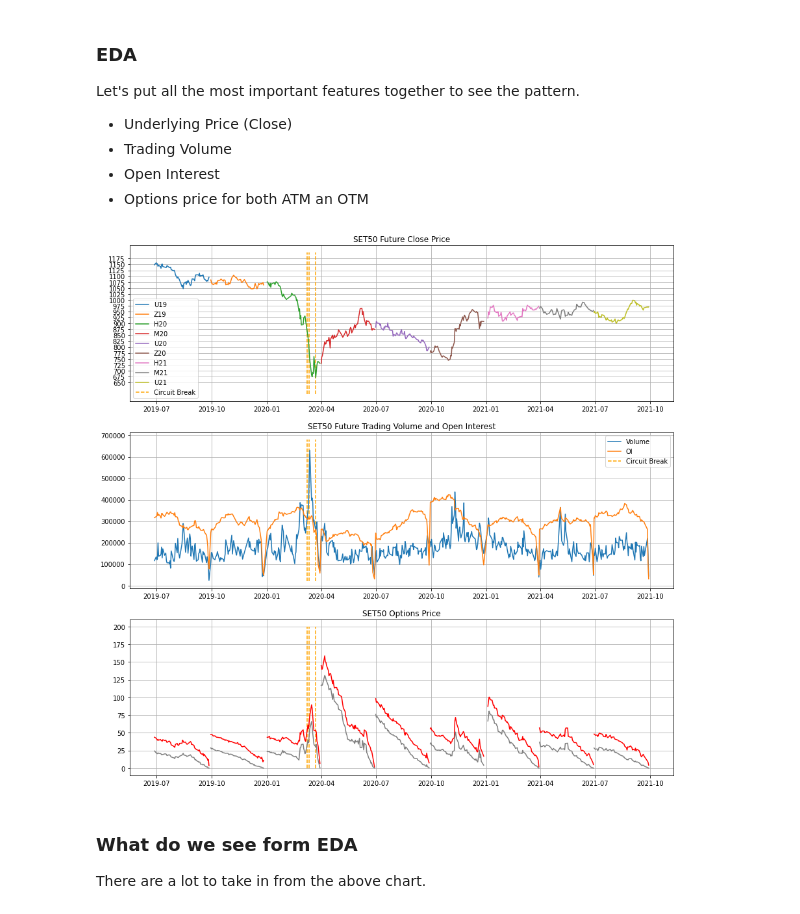
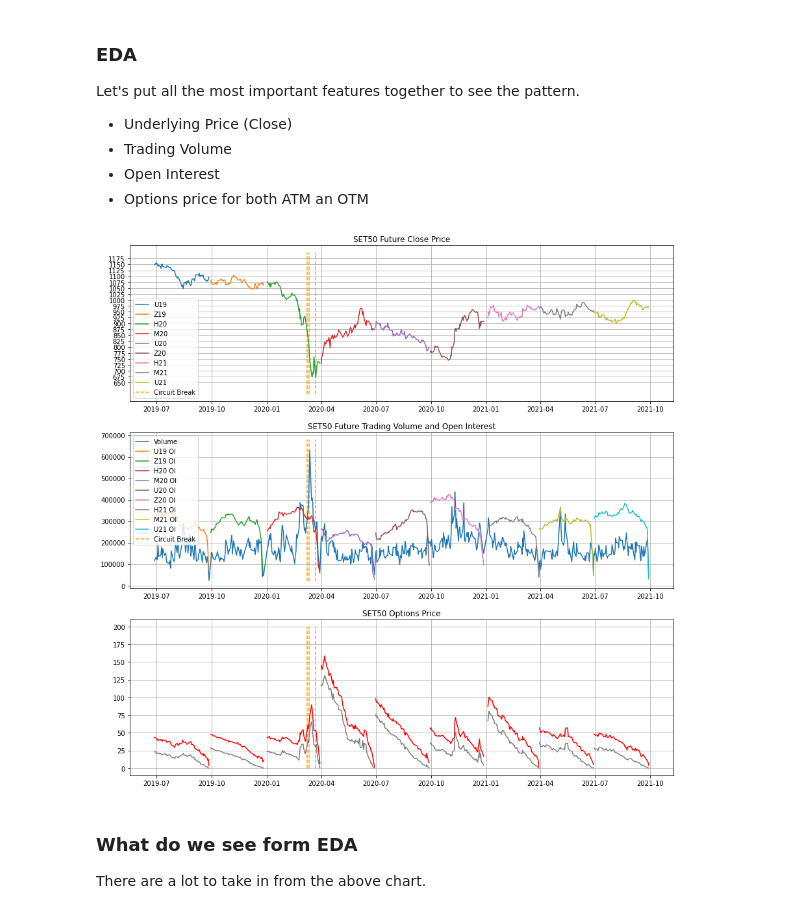
Before and after one commit to soi130/options_analysis, a Jupyter notebook: options_analytics.ipynb, the cells around one changed output. Drawn from its saved outputs; the diff is of its cells as text; code cells hidden in the pictures.

```diff
--- a/options_analytics.ipynb
+++ b/options_analytics.ipynb
@@ -334,35 +334,37 @@ fig = plt.subplots(figsize=(15,15))
 plt.subplot(311)
 for symbol in ready_df['Series'].unique():
     plt.plot(ready_df.loc[ready_df['Series'] == symbol, 'Date'],
                     ready_df.loc[ready_df['Series'] == symbol, 'Close'],label=symbol)
 plt.title('SET50 Future Close Price')
 plt.grid()
 plt.yticks(interval)
 plt.vlines(['2020-03-09','2020-03-12','2020-03-23'],ymin=600,ymax=1200,label='Circuit Break',linestyles='dashed',colors='orange')
 plt.legend()
 
 plt.subplot(312)
 plt.title('SET50 Future Trading Volume and Open Interest')
 plt.plot(ready_df.Date,ready_df.Vol,label='Volume')
-plt.plot(ready_df.Date,ready_df.OI,label='OI')
+for symbol in ready_df['Series'].unique():
+    plt.plot(ready_df.loc[ready_df['Series'] == symbol, 'Date'],
+                    ready_df.loc[ready_df['Series'] == symbol, 'OI'],label=symbol+' OI')
 plt.vlines(['2020-03-09','2020-03-12','2020-03-23'],ymin=20000,ymax=680000,label='Circuit Break',linestyles='dashed',colors='orange')
 plt.grid()
 plt.legend()
 
 plt.subplot(313)
 plt.title('SET50 Options Price')
 for symbol in ready_df['Series'].unique():
     plt.plot(ready_df.loc[ready_df['Series'] == symbol, 'Date'],
                     ready_df.loc[ready_df['Series'] == symbol, 'ATM premium'],c='r',label='ATM premiun')
 for symbol in ready_df['Series'].unique():
     plt.plot(ready_df.loc[ready_df['Series'] == symbol, 'Date'],
                     ready_df.loc[ready_df['Series'] == symbol, '+/-1 OTM premium'],c='0.5',label='OTM premium')
 plt.vlines(['2020-03-09','2020-03-12','2020-03-23'],ymin=0,ymax=200,label='Circuit Break',linestyles='dashed',colors='orange')
 plt.grid()
 
 plt.show()
 # %% [output]
-[figure, old version]
+[figure, new version]
 # %% [markdown]
 ### What do we see form EDA
 There are a lot to take in from the above chart.
```
